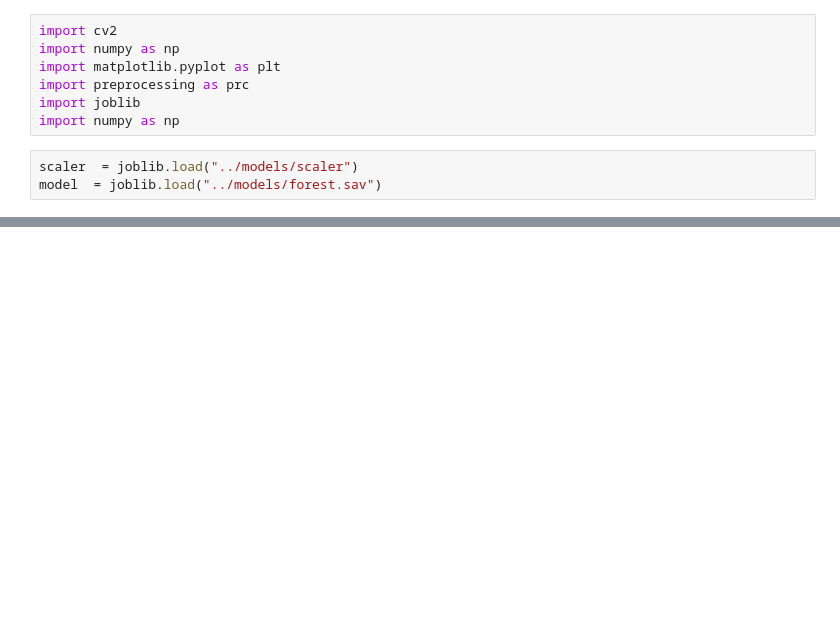
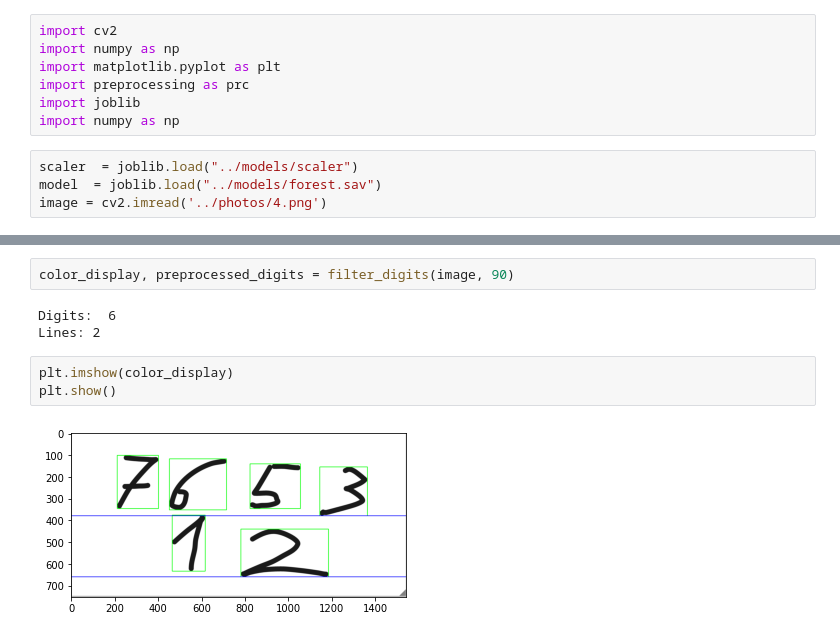
Before and after one commit to adampirog/Handwritten-digit-recognition, a Jupyter notebook: jupyter/Image_manipulation.ipynb, the cells around one changed output, grey strips where cells are left out. Cells and saved outputs as stored; diff of their text form; blank space fills up the shorter version.

Commit message:
Add line detection

```diff
--- a/jupyter/Image_manipulation.ipynb
+++ b/jupyter/Image_manipulation.ipynb
@@ -8,3 +8,4 @@ import numpy as np
 # %%
 scaler  = joblib.load("../models/scaler")
 model  = joblib.load("../models/forest.sav")
+image = cv2.imread('../photos/4.png')
@@ -10,0 +72,10 @@ model  = joblib.load("../models/forest.sav")
+# %%
+color_display, preprocessed_digits = filter_digits(image, 90)
+# %% [output]
+Digits:  6
+Lines: 2
+# %%
+plt.imshow(color_display)
+plt.show()
+# %% [output]
+[figure, added]
```
Also changed, not shown: parts of 8 cells of this notebook, 2 other files.
